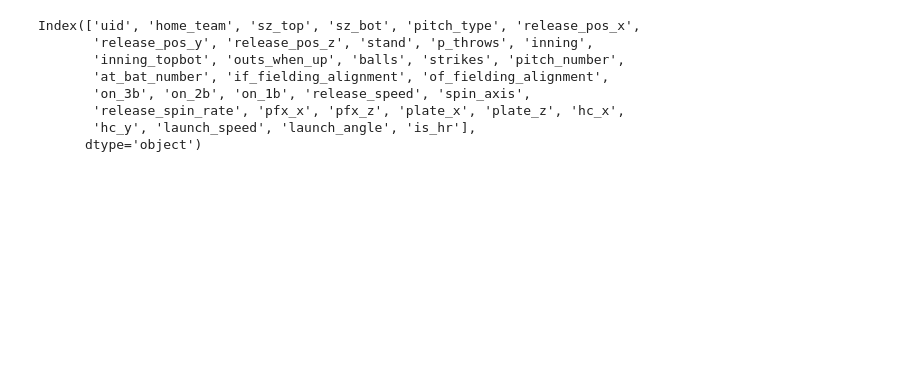
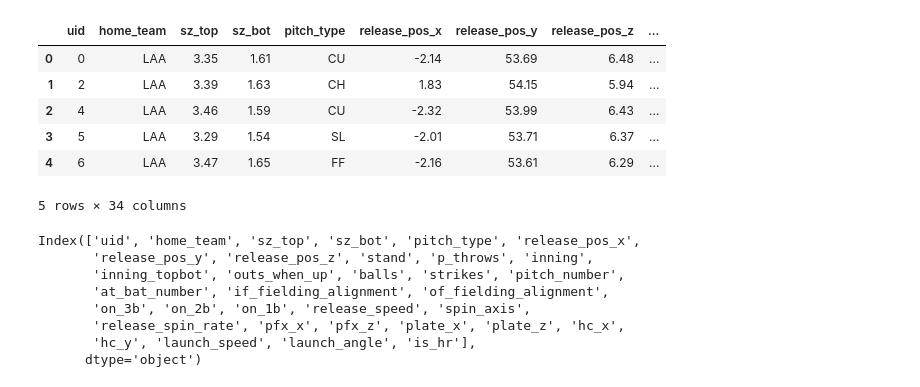
Before and after one commit to yaobviously/nick_wan_home_runs, a Jupyter notebook: home_run_submission.ipynb, the cells around one changed output. Saved outputs shown, nothing was run; the diff lists cells and outputs as text; code cells hidden in the pictures; blank space fills up the shorter version.

```diff
--- a/home_run_submission.ipynb
+++ b/home_run_submission.ipynb
@@ -12,7 +19,17 @@ import catboost
 # %%
-file = './nick_wan_hr/train.csv'
+file = 'train.csv'
 
 df = pd.read_csv(file)
+
+df.head()
+# %% [output]
+|  | uid | home_team | sz_top | sz_bot | pitch_type | release_pos_x | release_pos_y | release_pos_z | ... |
+| 0 | 0 | LAA | 3.35 | 1.61 | CU | -2.14 | 53.69 | 6.48 | ... |
+| 1 | 2 | LAA | 3.39 | 1.63 | CH | 1.83 | 54.15 | 5.94 | ... |
+| 2 | 4 | LAA | 3.46 | 1.59 | CU | -2.32 | 53.99 | 6.43 | ... |
+| 3 | 5 | LAA | 3.29 | 1.54 | SL | -2.01 | 53.71 | 6.37 | ... |
+| 4 | 6 | LAA | 3.47 | 1.65 | FF | -2.16 | 53.61 | 6.29 | ... |
+5 rows × 34 columns
 # %%
 # examining the columns while looking at the definitions on linked site
 df.columns
```
Also changed, not shown: parts of 21 cells of this notebook.
